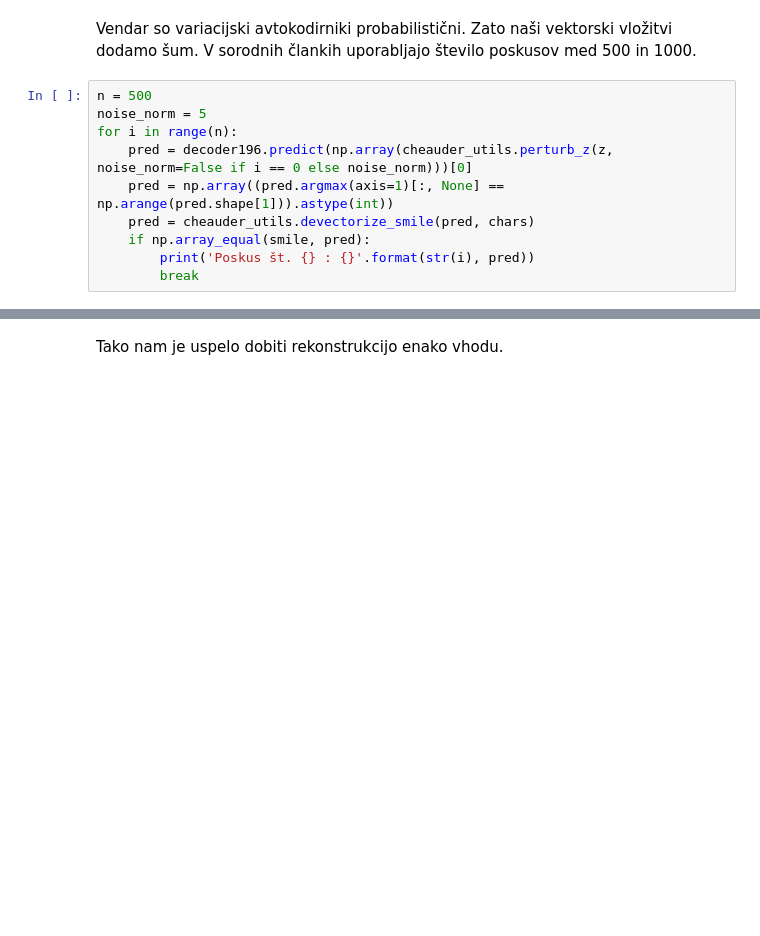
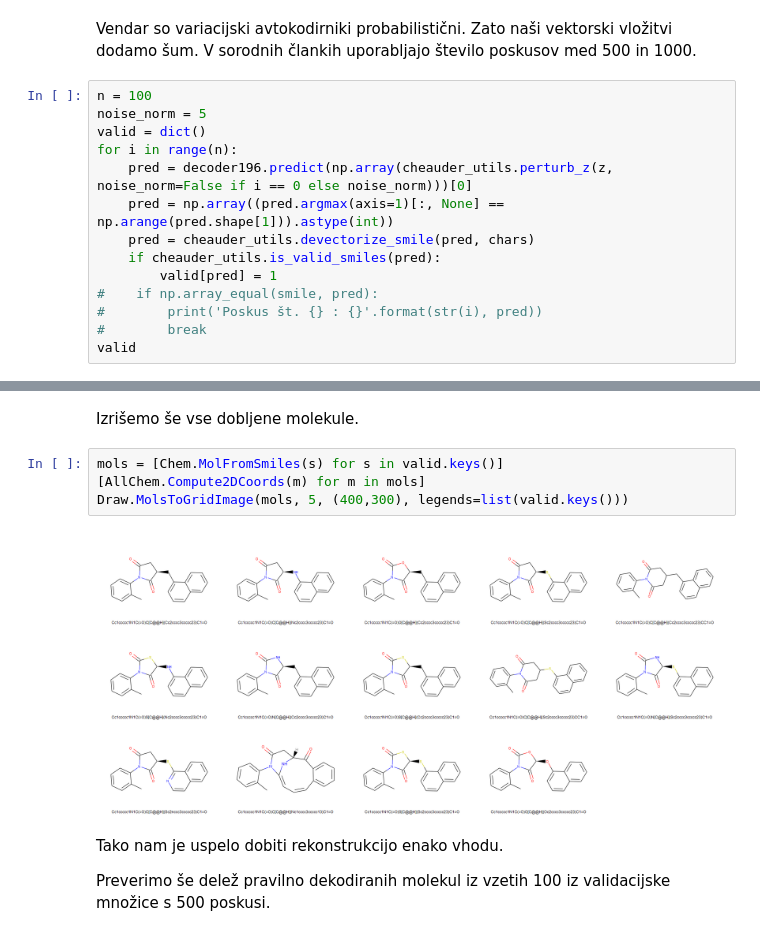
Before and after one commit to golbog/mag, a Jupyter notebook: notebooks/060-vae.ipynb, the cells around one changed output, grey strips where cells are left out. Saved outputs shown, nothing was run; the diff lists cells and outputs as text; blank space fills up the shorter version.

```diff
--- a/notebooks/060-vae.ipynb
+++ b/notebooks/060-vae.ipynb
@@ -75,13 +74,17 @@ False
 # %% [markdown]
 Vendar so variacijski avtokodirniki probabilistični. Zato naši vektorski vložitvi dodamo šum. V sorodnih člankih uporabljajo število poskusov med 500 in 1000.
 # %%
-n = 500
+n = 100
 noise_norm = 5
+valid = dict()
 for i in range(n):
     pred = decoder196.predict(np.array(cheauder_utils.perturb_z(z, noise_norm=False if i == 0 else noise_norm)))[0]
     pred = np.array((pred.argmax(axis=1)[:, None] == np.arange(pred.shape[1])).astype(int))
     pred = cheauder_utils.devectorize_smile(pred, chars)
-    if np.array_equal(smile, pred):
-        print('Poskus št. {} : {}'.format(str(i), pred))
-        break
+    if cheauder_utils.is_valid_smiles(pred):
+        valid[pred] = 1
+#    if np.array_equal(smile, pred):
+#        print('Poskus št. {} : {}'.format(str(i), pred))
+#        break
+valid
 # %% [output]
@@ -89,5 +105,15 @@ Poskus št. 51 : C[NH+]1CCC(NC(=O)[C@H]2CCN(c3ccc(Cl)c(Cl)c3)C2=O)CC1
+# %% [markdown]
+Izrišemo še vse dobljene molekule.
+# %%
+mols = [Chem.MolFromSmiles(s) for s in valid.keys()]
+[AllChem.Compute2DCoords(m) for m in mols]
+Draw.MolsToGridImage(mols, 5, (400,300), legends=list(valid.keys()))
+# %% [output]
+[figure, added]
 # %% [markdown]
 Tako nam je uspelo dobiti rekonstrukcijo enako vhodu.
+
+Preverimo še delež pravilno dekodiranih molekul iz vzetih 100 iz validacijske množice s 500 poskusi.
 # %%
 zs,_,_ = encoder196.predict(x_test[:100])
 cheauder_utils.correctly_decoded_with_tries(zs, x_test[:100], decoder196, chars, 5, 500)
```
Also changed, not shown: parts of 12 cells of this notebook, 9 other files.
